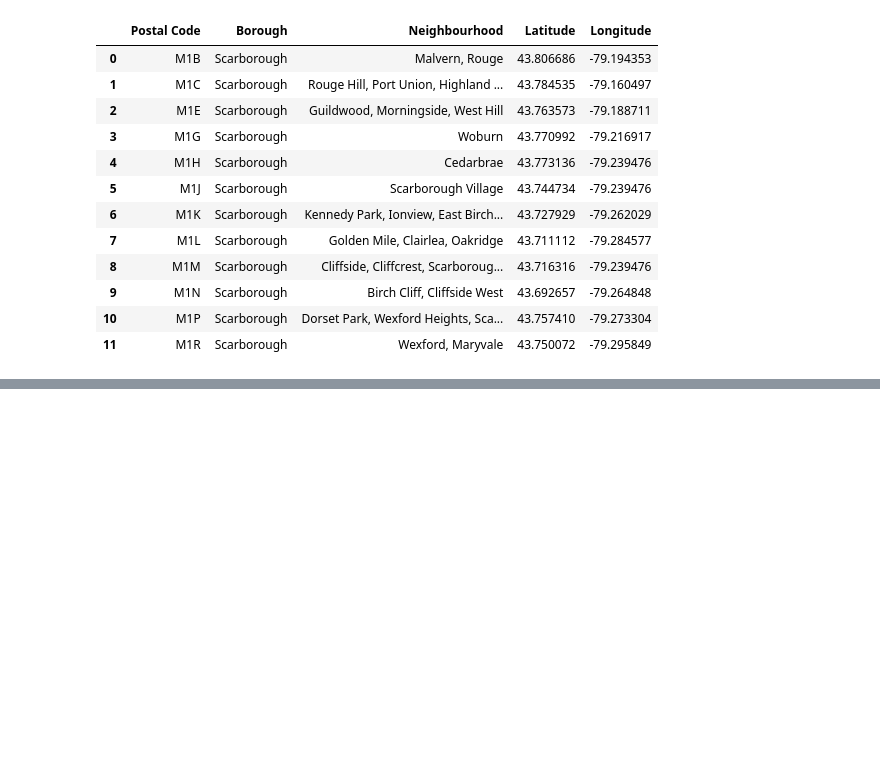
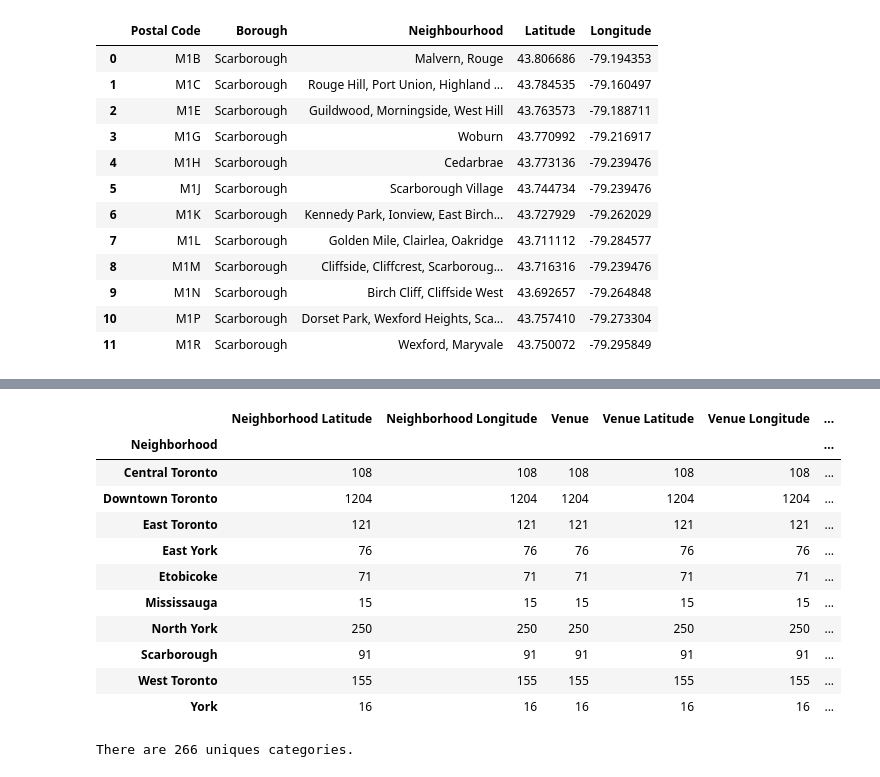
Before and after one commit to sharas310/demo_test1, a Jupyter notebook: Toronto clustering.ipynb, the cells around one changed output, grey strips where cells are left out. Cells and saved outputs as stored; diff of their text form; code cells hidden in the pictures; blank space fills up the shorter version.

```diff
--- a/Toronto clustering.ipynb
+++ b/Toronto clustering.ipynb
@@ -127,0 +269,40 @@ toronto_data.head(12)
+# %%
+def getNearbyVenues(names, latitudes, longitudes, radius=500):
+
+    venues_list=[]
+    for name, lat, lng in zip(names, latitudes, longitudes):
+        print(name)
+
+        # create the API request URL
+        url = 'https://api.foursquare.com/v2/venues/explore?&client_id={}&client_secret={}&v={}&ll={},{}&radius={}&limit={}'.format(
+            CLIENT_ID,
+            CLIENT_SECRET,
+            VERSION,
+            lat,
+            lng,
+            radius,
+            LIMIT)
+
+        # make the GET request
+        results = requests.get(url).json()["response"]['groups'][0]['items']
+
+        # return only relevant information for each nearby venue
+        venues_list.append([(
+            name,
+            lat,
+            lng,
+            v['venue']['name'],
+            v['venue']['location']['lat'],
+            v['venue']['location']['lng'],
+            v['venue']['categories'][0]['name']) for v in results])
+
+    nearby_venues = pd.DataFrame([item for venue_list in venues_list for item in venue_list])
+    nearby_venues.columns = ['Neighborhood',
+                  'Neighborhood Latitude',
+                  'Neighborhood Longitude',
+                  'Venue',
+                  'Venue Latitude',
+                  'Venue Longitude',
+                  'Venue Category']
+
+    return(nearby_venues)
@@ -127,0 +340,19 @@ toronto_data.head(12)
+# %%
+venues.groupby('Neighborhood').count()
+# %% [output]
+|  | Neighborhood Latitude | Neighborhood Longitude | Venue | Venue Latitude | Venue Longitude | ... |
+| Neighborhood |  |  |  |  |  | ... |
+| Central Toronto | 108 | 108 | 108 | 108 | 108 | ... |
+| Downtown Toronto | 1204 | 1204 | 1204 | 1204 | 1204 | ... |
+| East Toronto | 121 | 121 | 121 | 121 | 121 | ... |
+| East York | 76 | 76 | 76 | 76 | 76 | ... |
+| Etobicoke | 71 | 71 | 71 | 71 | 71 | ... |
+| Mississauga | 15 | 15 | 15 | 15 | 15 | ... |
+| North York | 250 | 250 | 250 | 250 | 250 | ... |
+| Scarborough | 91 | 91 | 91 | 91 | 91 | ... |
+| West Toronto | 155 | 155 | 155 | 155 | 155 | ... |
+| York | 16 | 16 | 16 | 16 | 16 | ... |
+# %%
+print('There are {} uniques categories.'.format(len(venues['Venue Category'].unique())))
+# %% [output]
+There are 266 uniques categories.
```
Also changed, not shown: parts of 34 cells of this notebook.
